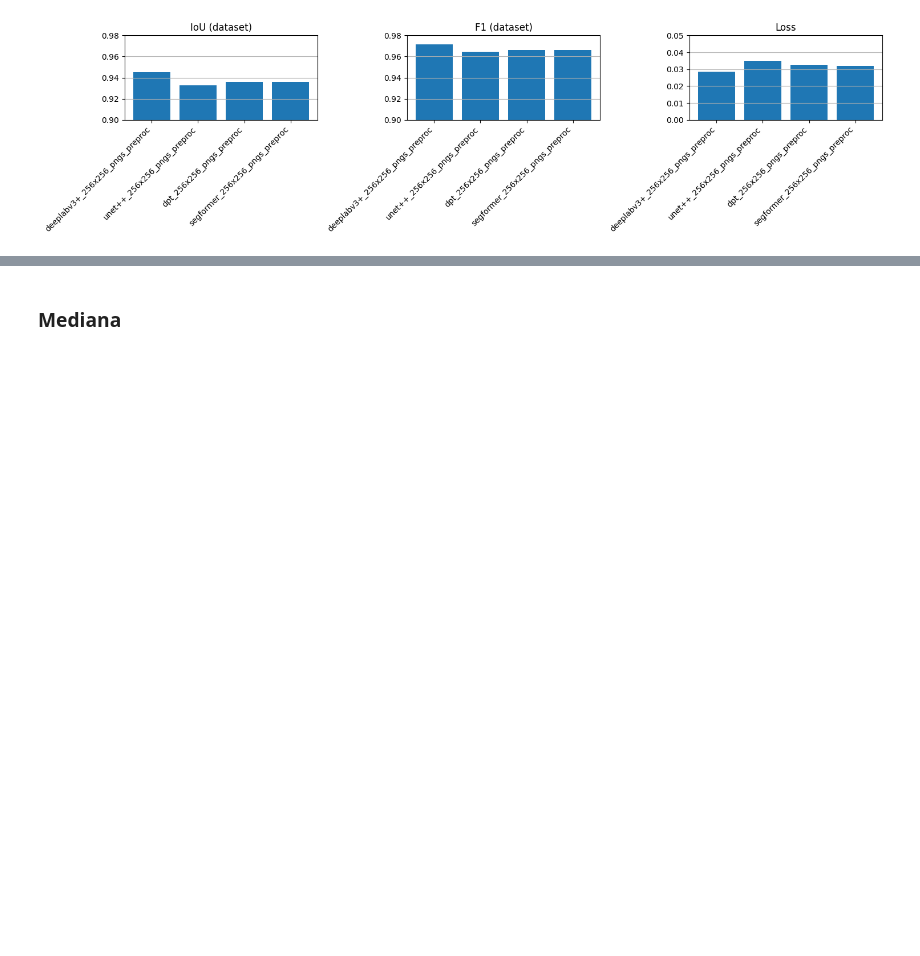
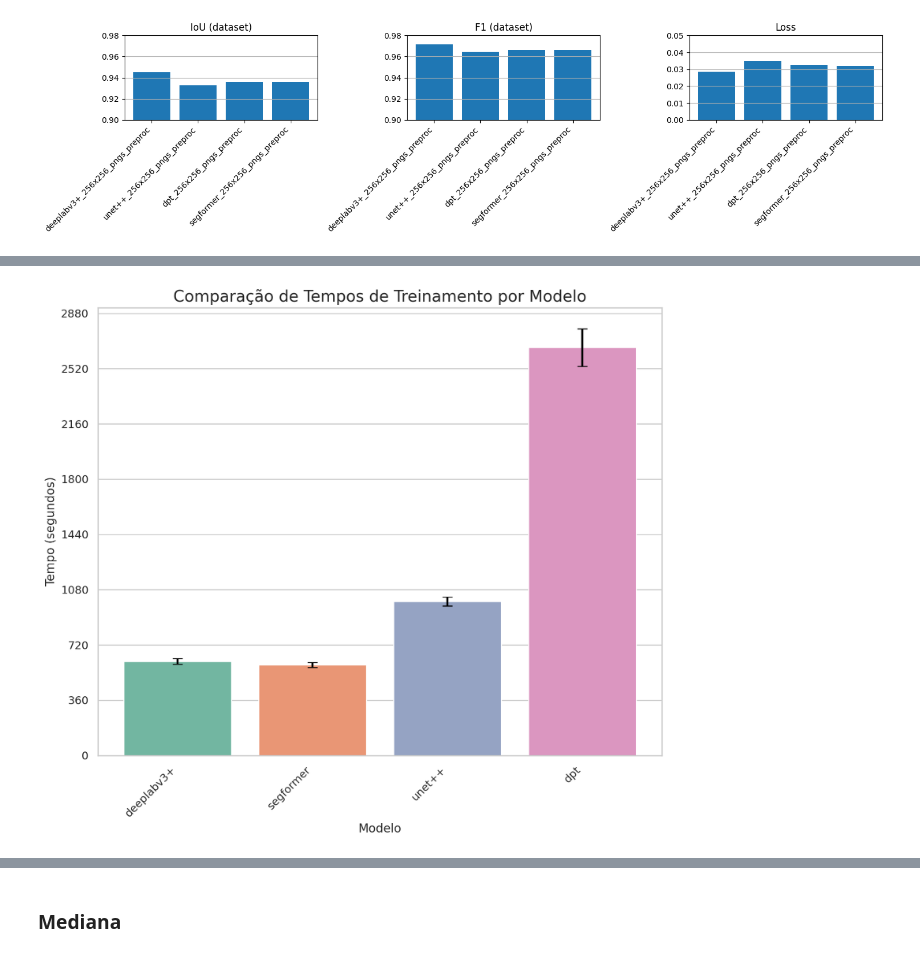
Before and after one commit to ermeson-alves/meu_tcc, a Jupyter notebook: notebooks/3- Agregação dos Resultados.ipynb, the cells around one changed output, grey strips where cells are left out. Drawn from its saved outputs; the diff is of its cells as text; code cells hidden in the pictures; blank space fills up the shorter version.

```diff
--- a/notebooks/3- Agregação dos Resultados.ipynb
+++ b/notebooks/3- Agregação dos Resultados.ipynb
@@ -156,0 +210,15 @@ plt.show()
+# %%
+df_times_agrupado = (
+    df_times
+    .group_by('model')
+    .agg([
+        pl.col('training_time').mean().round(NUM_ROUND_DIGITS).alias('mean_training_time'),
+        pl.col('training_time').std().round(NUM_ROUND_DIGITS).alias('std_training_time'),
+
+        pl.col('test_time').mean().round(NUM_ROUND_DIGITS).alias('mean_test_time'),
+        pl.col('test_time').std().round(NUM_ROUND_DIGITS).alias('std_test_time'),
+    ])
+
+)
+
+df_times_agrupado.write_csv(RESULTS_DIR/'phase_1/csvs/train_and_test_time.csv')
@@ -156,0 +257,39 @@ plt.show()
+# %%
+# Criando o gráfico
+df = df_times_agrupado.map_columns('model', lambda c: c.map_elements(lambda e: e.split('_')[0]))  # apenas ajustando o nome dos modelos
+plt.figure(figsize=(9, 8), dpi=200)
+sns.set_theme(style="whitegrid")
+
+# Criando o gráfico de barras com seaborn
+ax = sns.barplot(x='model',
+                 y='mean_training_time',
+                 hue='model',
+                 data=df,
+                 palette="Set2",
+                 errorbar=None)  # Desabilitando o intervalo de confiança padrão
+
+# Adicionando as barras de erro manualmente com ax.errorbar
+ax.errorbar(x=range(len(df['model'])),
+            y=df['mean_training_time'],
+            yerr=df['std_training_time'],
+            fmt='none',  # Sem marcação, apenas as barras de erro
+            color='black',  # Cor das barras de erro
+            capsize=5,  # Capacidade das barras de erro
+            elinewidth=2,  # Largura das barras de erro
+            errorevery=1,  # Mostra uma barra de erro para cada ponto
+            label="Desvio Padrão")
+
+# Adicionando título e rótulos
+plt.title('Comparação de Tempos de Treinamento por Modelo', fontsize=16)
+plt.xlabel('Modelo', fontsize=12)
+plt.ylabel('Tempo (segundos)', fontsize=12)
+
+# Ajustando o gráfico para melhorar a visualização
+plt.xticks(rotation=45, ha="right")
+plt.yticks(ticks=list(range(0, 3000, 360)))
+plt.tight_layout()
+
+# Exibindo o gráfico
+plt.show()
+# %% [output]
+[figure, added]
```
Also changed, not shown: parts of 24 cells of this notebook, 7 other files.
